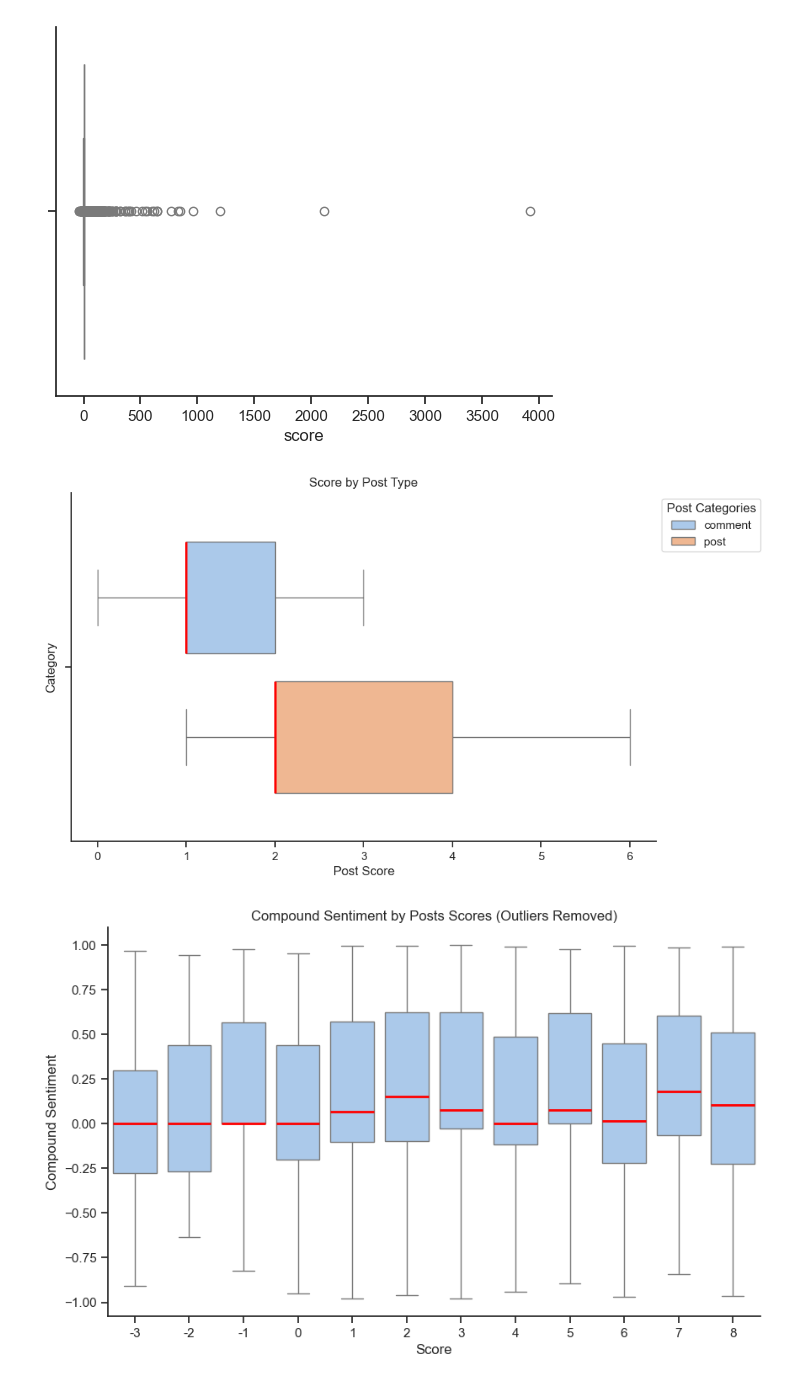
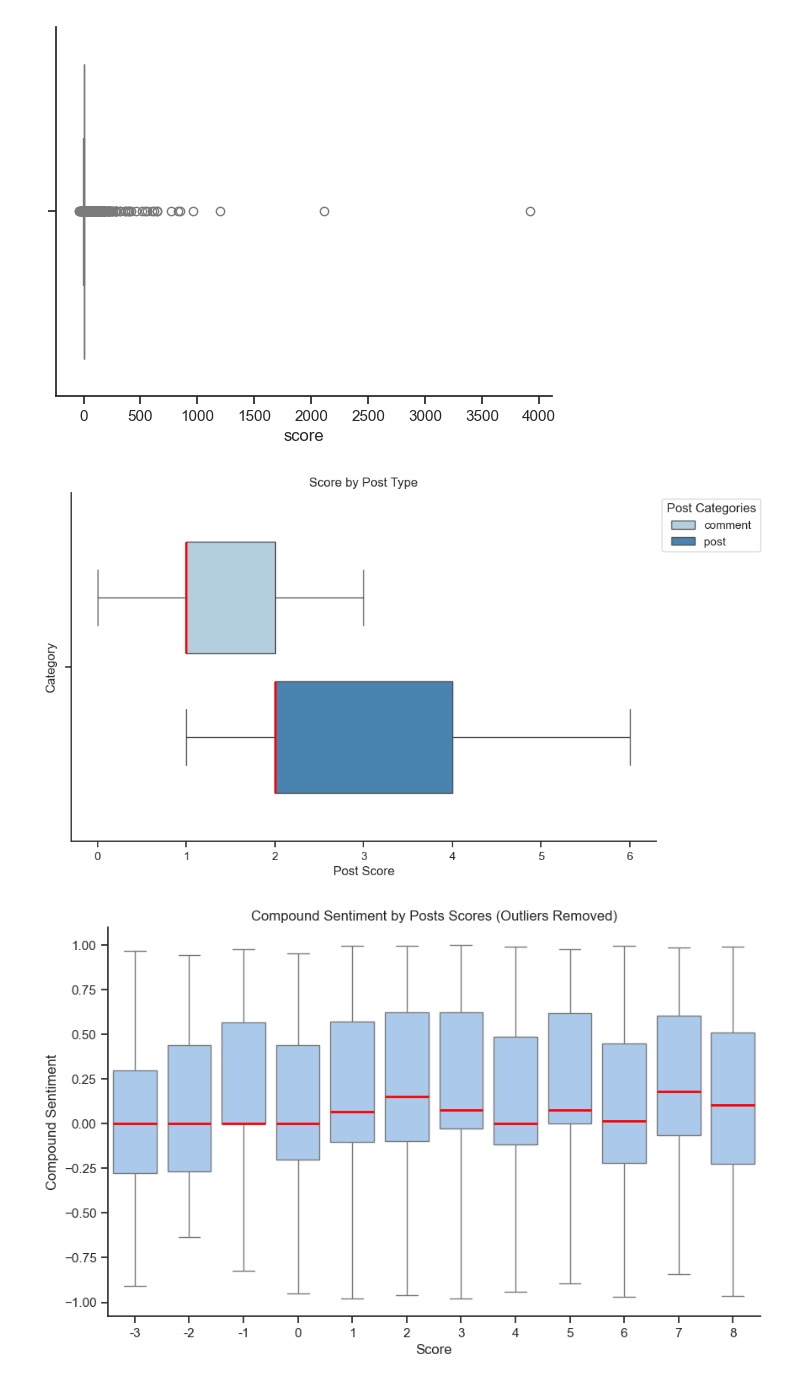
Before and after one commit to MrNobdy-T/DataEngineering_Project, a Jupyter notebook: notebooks/data_analysis.ipynb, the cells around one changed output. Saved outputs shown, nothing was run; the diff lists cells and outputs as text; code cells hidden in the pictures.

```diff
--- a/notebooks/data_analysis.ipynb
+++ b/notebooks/data_analysis.ipynb
@@ -286,28 +267,30 @@ df_score_cleaned = df[df['score'].between(l_fence, u_fence)].sort_values('score'
 # %%
 plt.figure(figsize=figsize_rect)
 ax = sns.boxplot(
     df_score_cleaned,
     x='score',
     orient='h',
     showfliers=False, # ignore outliers (we already removed them)
     hue='type',
     gap=box_gap,
-    medianprops={"color": "red", "linewidth": 2} # explictly show median
+    medianprops={"color": "red", "linewidth": 2},# explictly show median
+    palette="Blues"
 )
 
 sns.move_legend(
     ax,
     "upper left",
     bbox_to_anchor=(1, 1), title='Post Categories')
 
 ax.set(
     title="Score by Post Type",
     xlabel="Post Score",
     ylabel="Category")
 
 sns.despine()
+plt.savefig('../img/score_by_type.png')
 # %% [output]
-[figure, old version]
+[figure, new version]
 # %%
 plt.figure(figsize=figsize_rect)
 ax = sns.boxplot(
```
Also changed, not shown: parts of 23 cells of this notebook, 16 other files.
